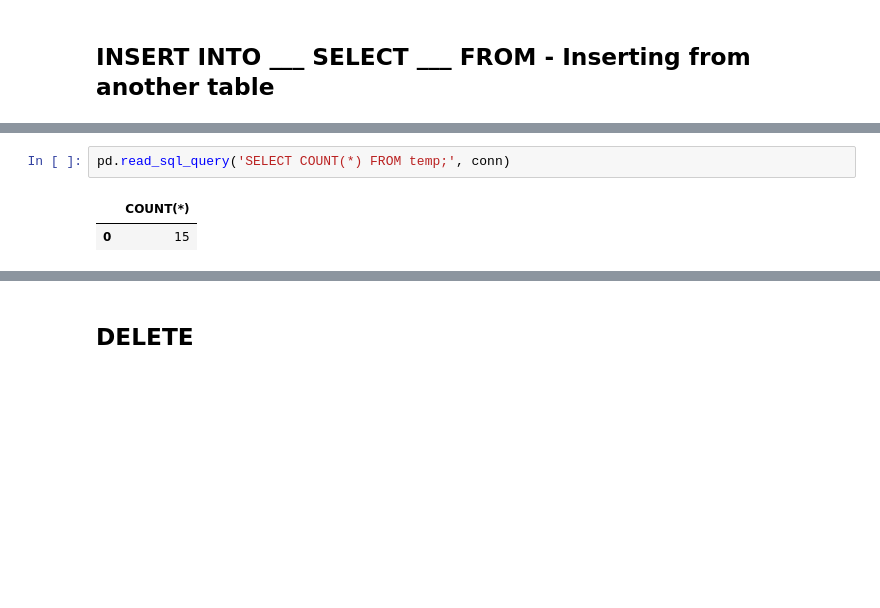
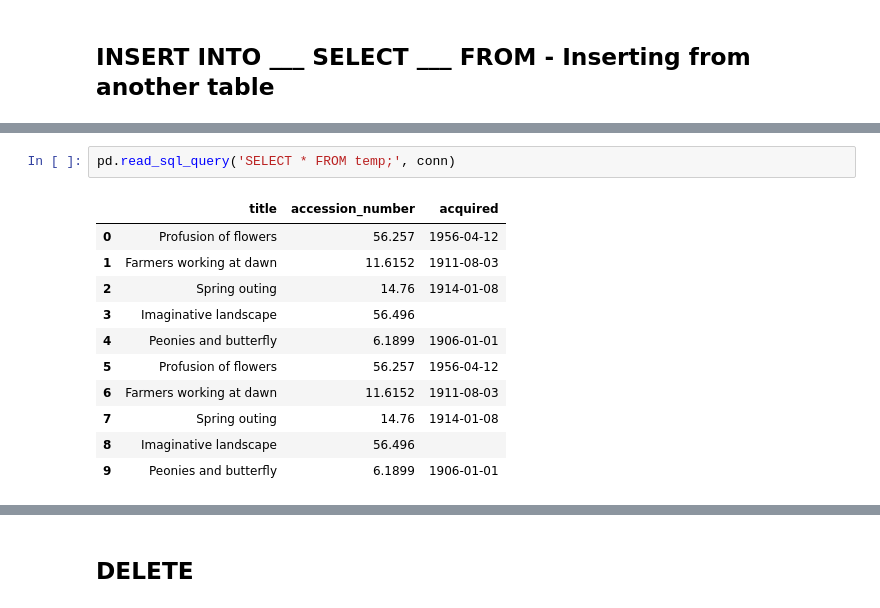
Before and after one commit to engineer-nicolas/cs50sql, a Jupyter notebook: lecture_3_Writing/lecture_3.ipynb, the cells around one changed output, grey strips where cells are left out. Saved outputs shown, nothing was run; the diff lists cells and outputs as text; blank space fills up the shorter version.

Commit message:
update: insert into select

```diff
--- a/lecture_3_Writing/lecture_3.ipynb
+++ b/lecture_3_Writing/lecture_3.ipynb
@@ -157,7 +159,16 @@ df.to_sql(
 # %% [output]
 5
 # %%
-pd.read_sql_query('SELECT COUNT(*) FROM temp;', conn)
+pd.read_sql_query('SELECT * FROM temp;', conn)
 # %% [output]
-|  | COUNT(*) |
-| 0 | 15 |
+|  | title | accession_number | acquired |
+| 0 | Profusion of flowers | 56.257 | 1956-04-12 |
+| 1 | Farmers working at dawn | 11.6152 | 1911-08-03 |
+| 2 | Spring outing | 14.76 | 1914-01-08 |
+| 3 | Imaginative landscape | 56.496 |  |
+| 4 | Peonies and butterfly | 6.1899 | 1906-01-01 |
+| 5 | Profusion of flowers | 56.257 | 1956-04-12 |
+| 6 | Farmers working at dawn | 11.6152 | 1911-08-03 |
+| 7 | Spring outing | 14.76 | 1914-01-08 |
+| 8 | Imaginative landscape | 56.496 |  |
+| 9 | Peonies and butterfly | 6.1899 | 1906-01-01 |
```
Also changed, not shown: parts of 6 cells of this notebook.
